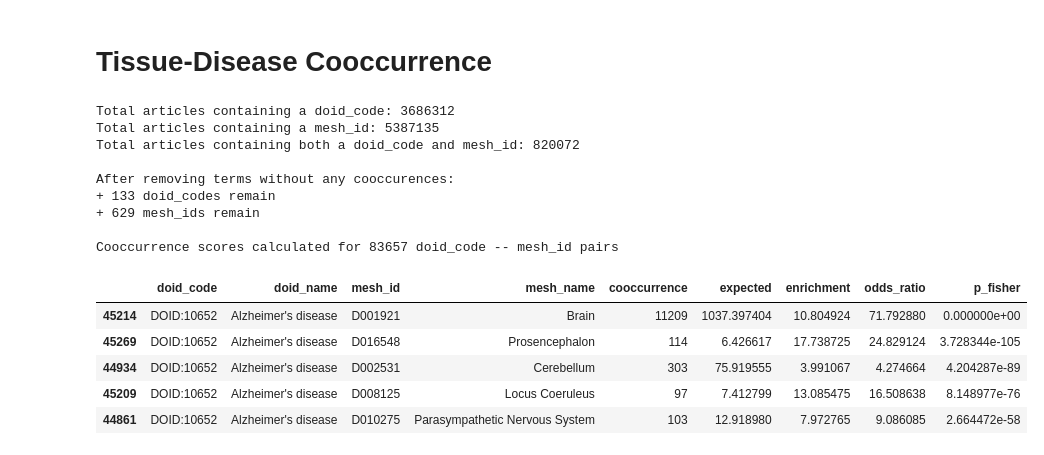
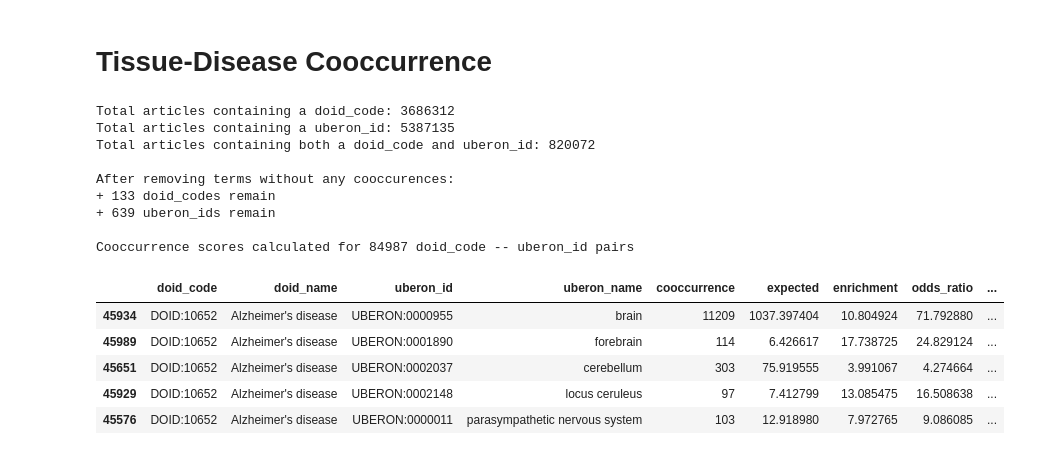
Before and after one commit to hetio/medline, a Jupyter notebook: tissues.ipynb, the cells around one changed output. Saved outputs shown, nothing was run; the diff lists cells and outputs as text; code cells hidden in the pictures.

Commit message:
Switched from mesh to uberon term ids and names.

```diff
--- a/tissues.ipynb
+++ b/tissues.ipynb
@@ -70,30 +70,29 @@ uberon_pmids_df.head()
 # %% [markdown]
 # Tissue-Disease Cooccurrence
 # %%
-uberon_df, uberon_to_pmids = cooccurrence.read_pmids_tsv('data/uberon-pmids.tsv.gz', key='mesh_id')
+uberon_df, uberon_to_pmids = cooccurrence.read_pmids_tsv('data/uberon-pmids.tsv.gz', key='uberon_id')
 disease_df, disease_to_pmids = cooccurrence.read_pmids_tsv('data/disease-pmids.tsv.gz', key='doid_code')
 # %%
-cooc_df = cooccurrence.score_pmid_cooccurrence(disease_to_pmids, uberon_to_pmids, 'doid_code', 'mesh_id')
+cooc_df = cooccurrence.score_pmid_cooccurrence(disease_to_pmids, uberon_to_pmids, 'doid_code', 'uberon_id')
 # %% [output]
 Total articles containing a doid_code: 3686312
-Total articles containing a mesh_id: 5387135
-Total articles containing both a doid_code and mesh_id: 820072
+Total articles containing a uberon_id: 5387135
+Total articles containing both a doid_code and uberon_id: 820072
 
 After removing terms without any cooccurences:
 + 133 doid_codes remain
-+ 629 mesh_ids remain
++ 639 uberon_ids remain
 
-Cooccurrence scores calculated for 83657 doid_code -- mesh_id pairs
+Cooccurrence scores calculated for 84987 doid_code -- uberon_id pairs
 # %%
-cooc_df = uberon_df[['mesh_id', 'mesh_name']].drop_duplicates().merge(cooc_df)
+cooc_df = uberon_df[['uberon_id', 'uberon_name']].drop_duplicates().merge(cooc_df)
 cooc_df = disease_df[['doid_code', 'doid_name']].drop_duplicates().merge(cooc_df)
 cooc_df = cooc_df.sort(['doid_name', 'p_fisher'])
-cooc_df.to_csv('data/disease-uberon-cooccurrence.tsv', index=False, sep='\t')
 cooc_df.head()
 # %% [output]
-|  | doid_code | doid_name | mesh_id | mesh_name | cooccurrence | expected | enrichment | odds_ratio | p_fisher |
-| 45214 | DOID:10652 | Alzheimer's disease | D001921 | Brain | 11209 | 1037.397404 | 10.804924 | 71.792880 | 0.000000e+00 |
-| 45269 | DOID:10652 | Alzheimer's disease | D016548 | Prosencephalon | 114 | 6.426617 | 17.738725 | 24.829124 | 3.728344e-105 |
-| 44934 | DOID:10652 | Alzheimer's disease | D002531 | Cerebellum | 303 | 75.919555 | 3.991067 | 4.274664 | 4.204287e-89 |
-| 45209 | DOID:10652 | Alzheimer's disease | D008125 | Locus Coeruleus | 97 | 7.412799 | 13.085475 | 16.508638 | 8.148977e-76 |
-| 44861 | DOID:10652 | Alzheimer's disease | D010275 | Parasympathetic Nervous System | 103 | 12.918980 | 7.972765 | 9.086085 | 2.664472e-58 |
+|  | doid_code | doid_name | uberon_id | uberon_name | cooccurrence | expected | enrichment | odds_ratio | ... |
+| 45934 | DOID:10652 | Alzheimer's disease | UBERON:0000955 | brain | 11209 | 1037.397404 | 10.804924 | 71.792880 | ... |
+| 45989 | DOID:10652 | Alzheimer's disease | UBERON:0001890 | forebrain | 114 | 6.426617 | 17.738725 | 24.829124 | ... |
+| 45651 | DOID:10652 | Alzheimer's disease | UBERON:0002037 | cerebellum | 303 | 75.919555 | 3.991067 | 4.274664 | ... |
+| 45929 | DOID:10652 | Alzheimer's disease | UBERON:0002148 | locus ceruleus | 97 | 7.412799 | 13.085475 | 16.508638 | ... |
+| 45576 | DOID:10652 | Alzheimer's disease | UBERON:0000011 | parasympathetic nervous system | 103 | 12.918980 | 7.972765 | 9.086085 | ... |
```
Also changed, not shown: parts of 1 cell of this notebook, 1 other file.
